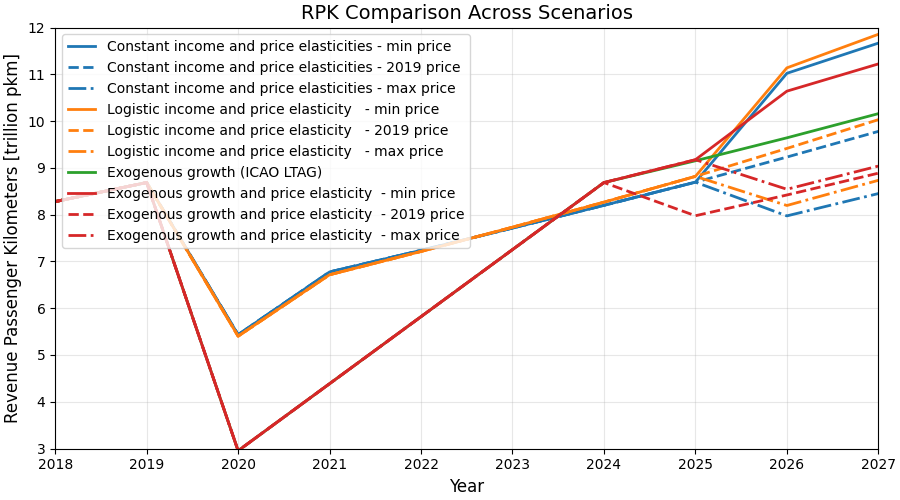
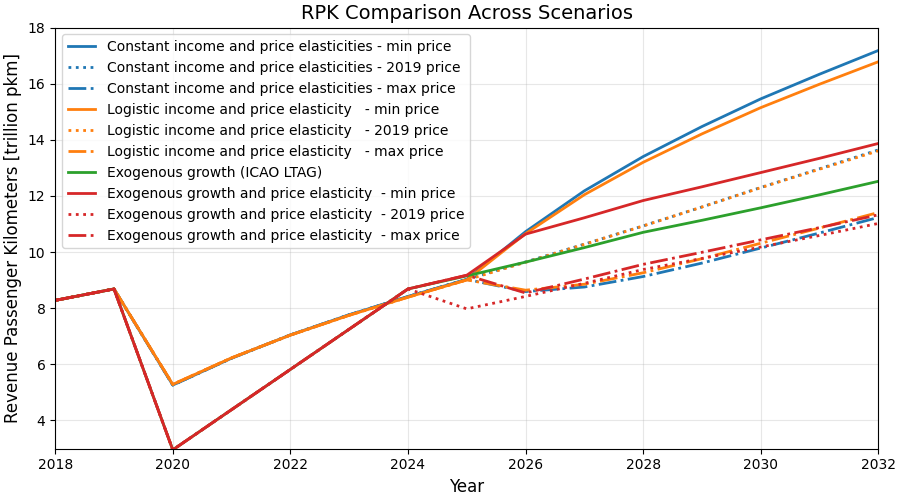
Code edit (unified diff) that turned the first committed figure into the second:
--- before
+++ after
@@ -7,4 +7,4 @@
     legend="upper left",
 )
-plot_instance_2.ax.set_xlim(2018, 2027)
-plot_instance_2.ax.set_ylim(3, 12)
+plot_instance_2.ax.set_xlim(2018, 2032)
+plot_instance_2.ax.set_ylim(3, 18)

Commit: paper revision: include delay to price response to demand impact + improve multi-scenario visuals